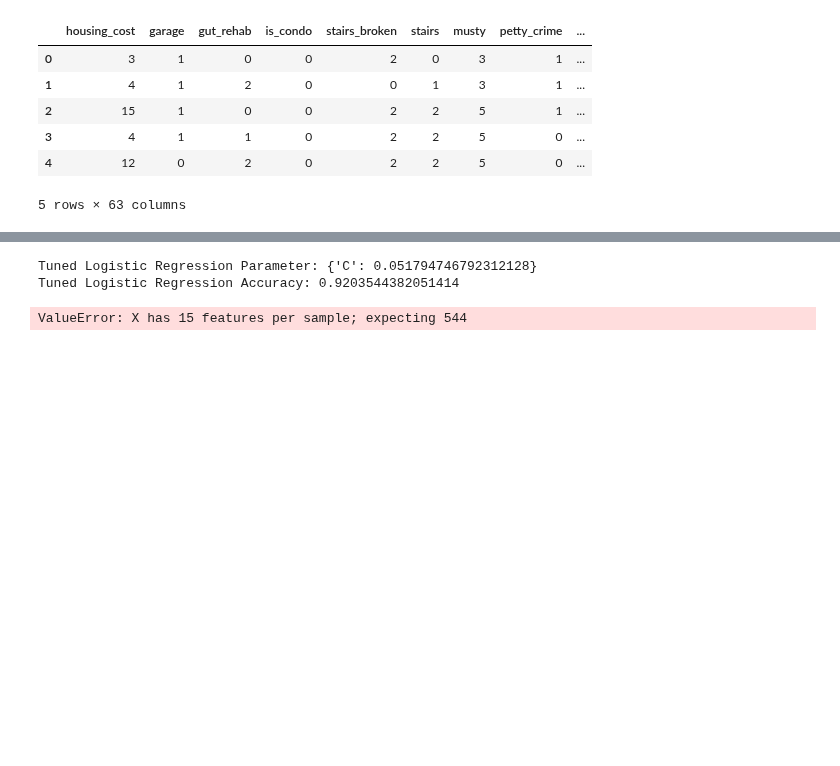
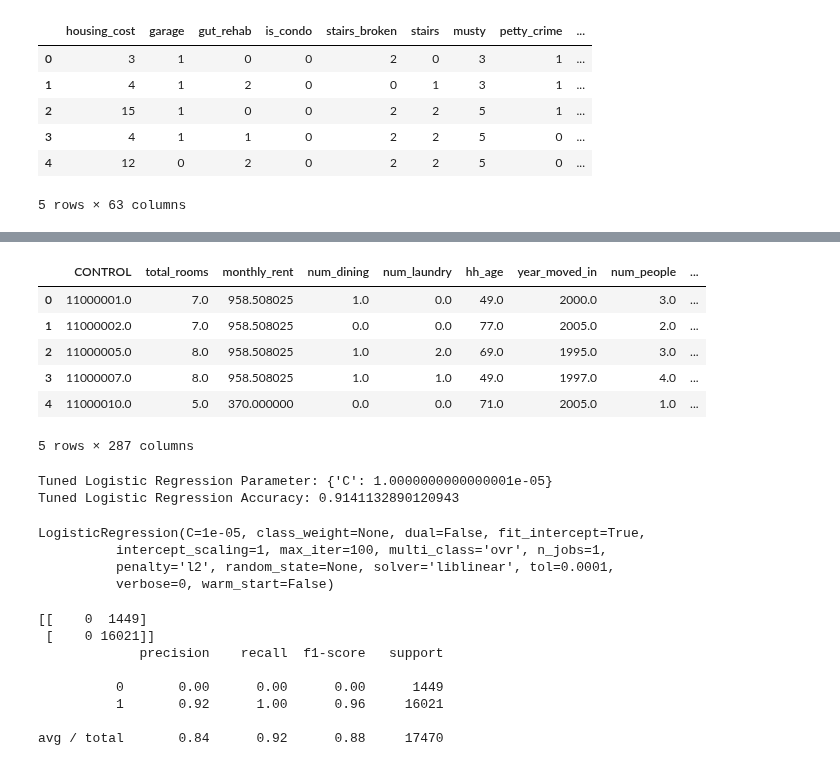
Before and after one commit to kellywong1314/Analytics-and-Machine-Learning, a Jupyter notebook: Capstone 1 - American Housing Satisfaction/Logistic Regression for Housing Satisfaction.ipynb, the cells around one changed output, grey strips where cells are left out. Drawn from its saved outputs; the diff is of its cells as text; code cells hidden in the pictures; blank space fills up the shorter version.

Commit message:
tested logreg model accuracy

```diff
--- a/Capstone 1 - American Housing Satisfaction/Logistic Regression for Housing Satisfaction.ipynb
+++ b/Capstone 1 - American Housing Satisfaction/Logistic Regression for Housing Satisfaction.ipynb
@@ -87,0 +161,11 @@ X3.head()
+# %%
+X4 = X2.join(X3, how='left')
+X4.head()
+# %% [output]
+|  | CONTROL | total_rooms | monthly_rent | num_dining | num_laundry | hh_age | year_moved_in | num_people | ... |
+| 0 | 11000001.0 | 7.0 | 958.508025 | 1.0 | 0.0 | 49.0 | 2000.0 | 3.0 | ... |
+| 1 | 11000002.0 | 7.0 | 958.508025 | 0.0 | 0.0 | 77.0 | 2005.0 | 2.0 | ... |
+| 2 | 11000005.0 | 8.0 | 958.508025 | 1.0 | 2.0 | 69.0 | 1995.0 | 3.0 | ... |
+| 3 | 11000007.0 | 8.0 | 958.508025 | 1.0 | 1.0 | 49.0 | 1997.0 | 4.0 | ... |
+| 4 | 11000010.0 | 5.0 | 370.000000 | 0.0 | 0.0 | 71.0 | 2005.0 | 1.0 | ... |
+5 rows × 287 columns
@@ -88,21 +174,41 @@ X3.head()
 # %%
-# Instantiate a logistic regression classifier: logreg
+# Setup the hyperparameter grid
+c_space = np.logspace(-5, 8, 15)
+param_grid = {'C': c_space}
+
 logreg2 = LogisticRegression()
-logreg_cv2 = GridSearchCV(logreg, param_grid, cv=5)
+logreg_cv2 = GridSearchCV(logreg2, param_grid, cv=5)
 
-logreg_cv2.fit(X3, y)
+logreg_cv2.fit(X_train, y_train)
 
 print("Tuned Logistic Regression Parameter: {}".format(logreg_cv2.best_params_))
 print("Tuned Logistic Regression Accuracy: {}".format(logreg_cv2.best_score_))
 # %% [output]
-Tuned Logistic Regression Parameter: {'C': 0.051794746792312128}
-Tuned Logistic Regression Accuracy: 0.9203544382051414
+Tuned Logistic Regression Parameter: {'C': 1.0000000000000001e-05}
+Tuned Logistic Regression Accuracy: 0.9141132890120943
+# %%
+# Instantiate a logistic regression classifier: logreg
+
+logreg = LogisticRegression(C=1.0000000000000001e-05)
+logreg.fit(X_train, y_train)
+# %% [output]
+LogisticRegression(C=1e-05, class_weight=None, dual=False, fit_intercept=True,
+          intercept_scaling=1, max_iter=100, multi_class='ovr', n_jobs=1,
+          penalty='l2', random_state=None, solver='liblinear', tol=0.0001,
+          verbose=0, warm_start=False)
 # %%
-logreg_cv2.predict(X_test)
+y_pred2 = logreg.predict(X_test)
 
 from sklearn.metrics import confusion_matrix, classification_report
 
-print(confusion_matrix(y_test, y_pred))
-print(classification_report(y_test, y_pred))
+print(confusion_matrix(y_test, y_pred2))
+print(classification_report(y_test, y_pred2))
 # %% [output]
-ValueError: X has 15 features per sample; expecting 544
+[[    0  1449]
+ [    0 16021]]
+             precision    recall  f1-score   support
+
+          0       0.00      0.00      0.00      1449
+          1       0.92      1.00      0.96     16021
+
+avg / total       0.84      0.92      0.88     17470
```
Also changed, not shown: parts of 16 cells of this notebook.
